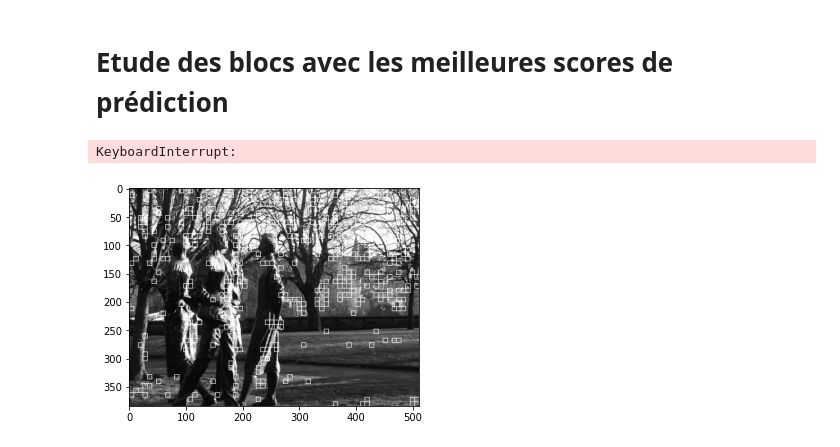
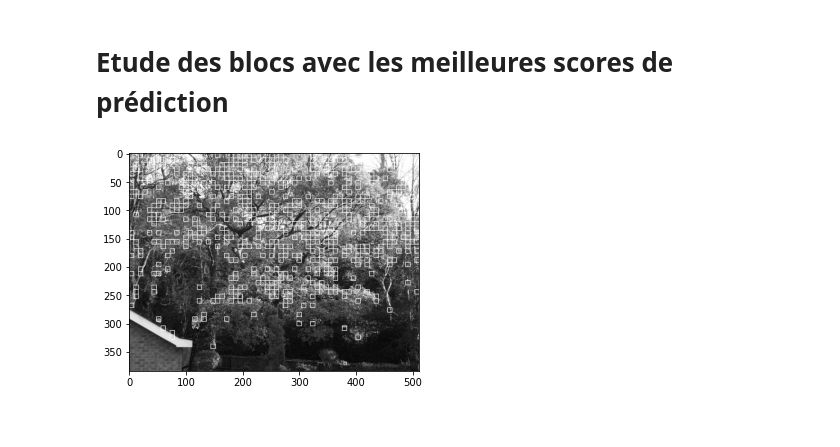
Before and after one commit to bastiendlf/UV_Projet, a Jupyter notebook: notebooks/block_influence.ipynb, the cells around one changed output. Saved outputs shown, nothing was run; the diff lists cells and outputs as text; code cells hidden in the pictures.

```diff
--- a/notebooks/block_influence.ipynb
+++ b/notebooks/block_influence.ipynb
@@ -12,23 +15,14 @@ DATA_FOLDER = "../data/"
 # %%
 # Créer et entraîner le modèle
 model = RandomForestClassifier(max_depth=10, criterion='entropy', random_state=0)
 model, df_train, df_test = training(model, INPUT_DATA_FOLDER, DATASETS)
 
 # résultats de prédiction sur le test set
 my_test = prediction(model, df_test, DATASETS)
+
+
+# visualiser sur l'image les blocs de score supérieur à 90% des scores
+img_res, bl_pred, vis = visualize_bloc(DATA_FOLDER, DATASETS, my_test, IMG_RANGE, DATASET_RANGE, 0.9)
 # %% [output]
-KeyboardInterrupt:
+[figure, added]
-# %%
-# visualiser sur l'image les blocs de score supérieur à 90% des scores
-img_numbers = my_test['image_number'].unique()
-img_number = img_numbers[0] # numéro de l'image dans le test set : 1=l'image d'indice 1 dans l'ensemble du tests set
-dataset_nb = DATASETS[2] # le numéro du dataset dans le quel on souahite récupérer cette image
-
-s90= my_test[my_test['class']==dataset_nb].pred_proba.quantile([0.9]).values[0] # le score de prédicition en-dessous duquel se trouve 90% des blocs
-img_res, bl_pred, vis = localization_on_image(DATA_FOLDER, img_number, dataset_nb, my_test, s90)
-img_res = cv2.cvtColor(img_res, cv2.COLOR_BGR2RGB)
-plt.imshow(img_res)
-plt.imsave('../output/img_with_rec.png', img_res)
-# %% [output]
-[figure, removed]
 # %% [markdown]
```
Also changed, not shown: parts of 7 cells of this notebook, 5 other files.
